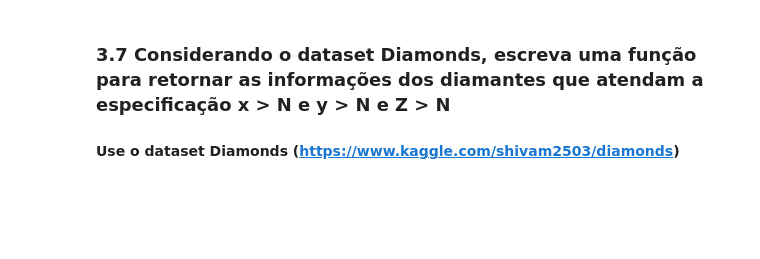
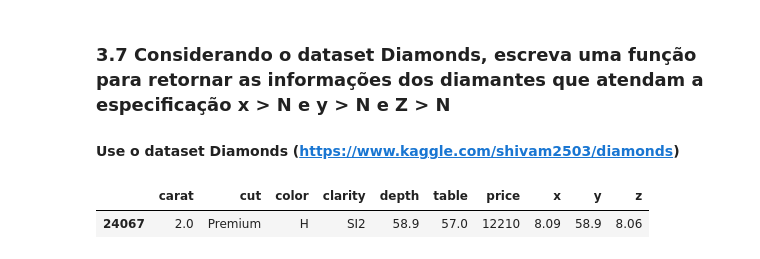
Before and after one commit to 4BR40/data_science_bootcamp, a Jupyter notebook: exercicios/Aula3_Exercicio_Abrao.ipynb, the cells around one changed output. Drawn from its saved outputs; the diff is of its cells as text; code cells hidden in the pictures; blank space fills up the shorter version.

```diff
--- a/exercicios/Aula3_Exercicio_Abrao.ipynb
+++ b/exercicios/Aula3_Exercicio_Abrao.ipynb
@@ -260,3 +334,12 @@ def filter_xyz(df, n):
+# %%
+## Faça seus testes aqui
+test_data = {'carat': {24067: 2.0}, 'cut': {24067: 'Premium'}, 'color': {24067: 'H'}, 'clarity': {24067: 'SI2'},
+ 'depth': {24067: 58.9}, 'table': {24067: 57.0}, 'price': {24067: 12210}, 'x': {24067: 8.09}, 'y': {24067: 58.9},
+ 'z': {24067: 8.06}}
+diamonds.loc[(diamonds['x']>7) & (diamonds['y'] > 7) & (diamonds['z'] > 7) ]
+# %% [output]
+|  | carat | cut | color | clarity | depth | table | price | x | y | z |
+| 24067 | 2.0 | Premium | H | SI2 | 58.9 | 57.0 | 12210 | 8.09 | 58.9 | 8.06 |
 # %%
 # Validação
 test_data = {'carat': {24067: 2.0}, 'cut': {24067: 'Premium'}, 'color': {24067: 'H'}, 'clarity': {24067: 'SI2'},
```
Also changed, not shown: parts of 12 cells of this notebook.
